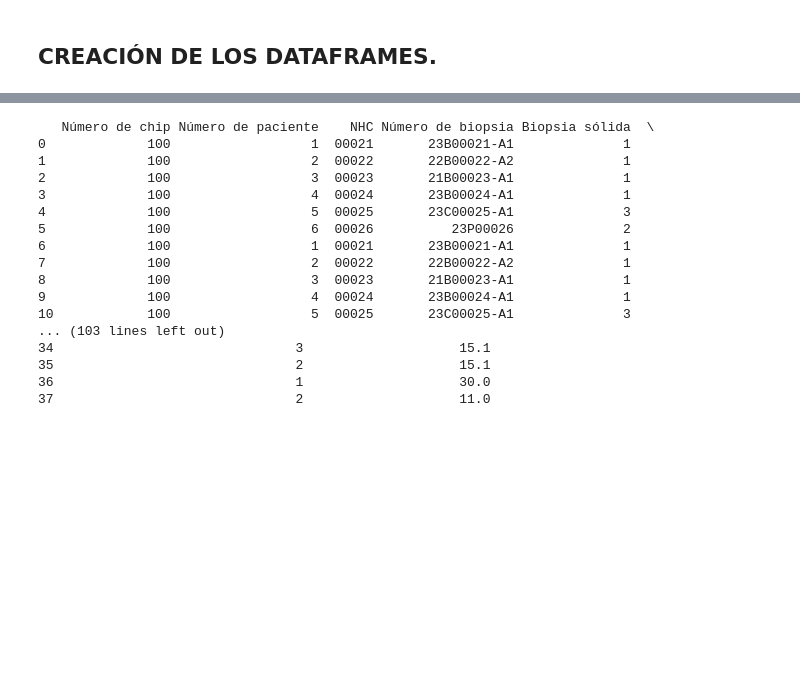
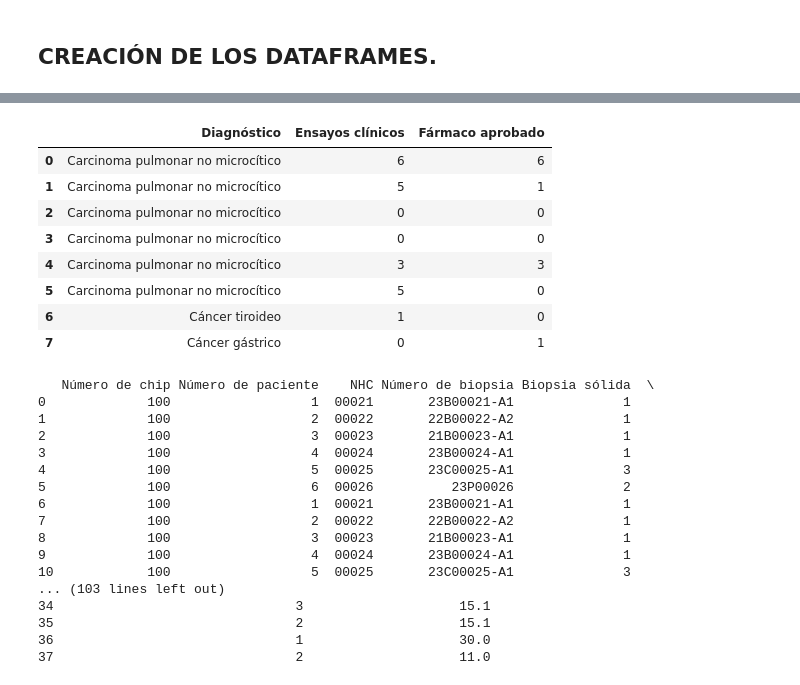
Before and after one commit to LuciaVitores/Automatizacion_PDF_scraping, a Jupyter notebook: PruebaLucia.ipynb, the cells around one changed output, grey strips where cells are left out. Drawn from its saved outputs; the diff is of its cells as text; code cells hidden in the pictures; blank space fills up the shorter version.

```diff
--- a/PruebaLucia.ipynb
+++ b/PruebaLucia.ipynb
@@ -665,24 +697,0 @@ TypeError: expected string or bytes-like object
-# %%
-Ruta = 'C:/Users/luciv/OneDrive/Documentos/TFG_Lucia/RE_PDF_inventados'
-ficheros = LeerFicherosPDF(Ruta)
-
-patron1 = r'(\d+)\s+Tratamientos disponibles'
-patron2 = r'(\d+)\s+Ensayos clínicos'
-tratamientos = re.search(patron1, text)
-ensayos = re.search(patron2, text)
-
-for ficheroPDF in ficheros:
-    lines = LeerDocumento(os.path.join(Ruta,ficheroPDF))
-
-    for i in lines:
-        if tratamientos:
-            num_tratamientos = int(tratamientos.group(1))
-            print("Número de tratamientos disponibles:", num_tratamientos)
-        else:
-            print("No se encontraron tratamientos disponibles.")
-
-        if ensayos:
-            num_ensayos = int(ensayos.group(1))
-            print("Número de ensayos clínicos:", num_ensayos)
-        else:
-            print("No se encontraron ensayos clínicos.")
@@ -1623,3 +1777,17 @@ print(Tabla2Diagnostico)
+# %%
+Tabla6Informacion = pd.DataFrame({'Diagnóstico': textoDiag, 'Ensayos clínicos': lista_ensayos, 'Fármaco aprobado': lista_tratamientos})
+# %%
+Tabla6Informacion
+# %% [output]
+|  | Diagnóstico | Ensayos clínicos | Fármaco aprobado |
+| 0 | Carcinoma pulmonar no microcítico | 6 | 6 |
+| 1 | Carcinoma pulmonar no microcítico | 5 | 1 |
+| 2 | Carcinoma pulmonar no microcítico | 0 | 0 |
+| 3 | Carcinoma pulmonar no microcítico | 0 | 0 |
+| 4 | Carcinoma pulmonar no microcítico | 3 | 3 |
+| 5 | Carcinoma pulmonar no microcítico | 5 | 0 |
+| 6 | Cáncer tiroideo | 1 | 0 |
+| 7 | Cáncer gástrico | 0 | 1 |
 # %%
 tabla_unida = pd.merge(Tabla1Pacientes, Tabla2Diagnostico, on= 'Diagnóstico', how = 'right')
 print(tabla_unida)
```
Also changed, not shown: parts of 34 cells of this notebook.
